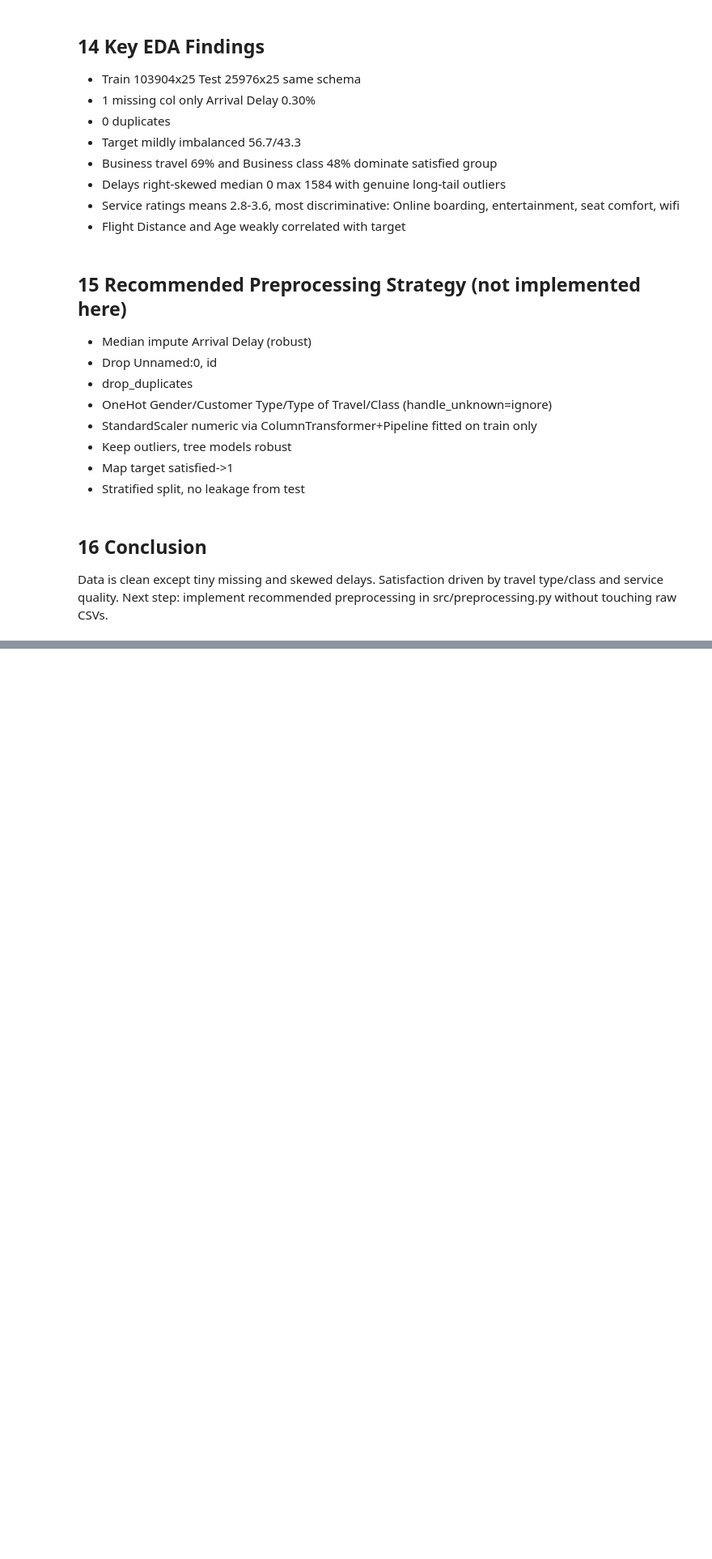
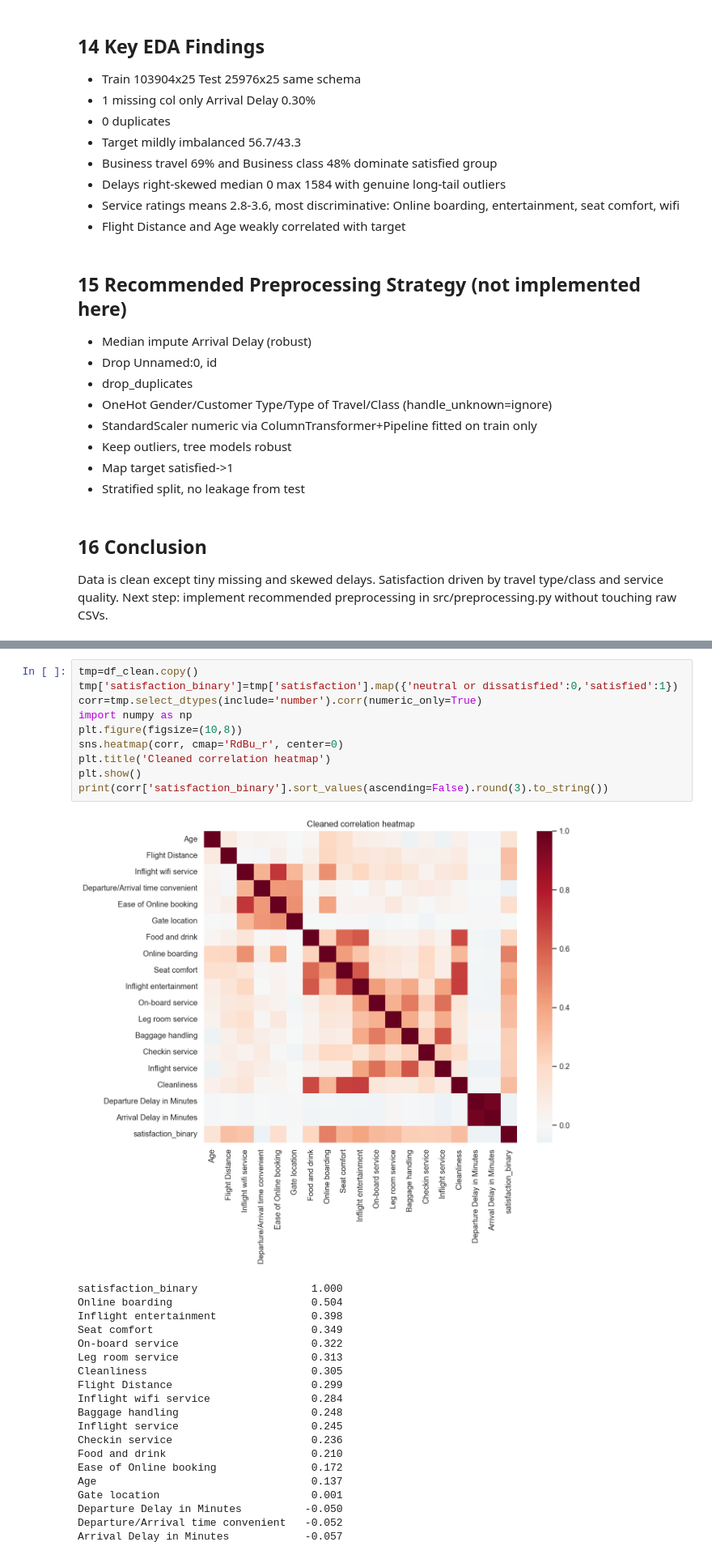
Before and after one commit to Dixitjami/Airline-Passenger-Satisfaction, a Jupyter notebook: notebooks/01_EDA.ipynb, the cells around one changed output, grey strips where cells are left out. Shown at 81% size. Saved outputs shown, nothing was run; the diff lists cells and outputs as text; blank space fills up the shorter version.

```diff
--- a/notebooks/01_EDA.ipynb
+++ b/notebooks/01_EDA.ipynb
@@ -384,0 +477,31 @@ Data is clean except tiny missing and skewed delays. Satisfaction driven by trav
+# %%
+tmp=df_clean.copy()
+tmp['satisfaction_binary']=tmp['satisfaction'].map({'neutral or dissatisfied':0,'satisfied':1})
+corr=tmp.select_dtypes(include='number').corr(numeric_only=True)
+import numpy as np
+plt.figure(figsize=(10,8))
+sns.heatmap(corr, cmap='RdBu_r', center=0)
+plt.title('Cleaned correlation heatmap')
+plt.show()
+print(corr['satisfaction_binary'].sort_values(ascending=False).round(3).to_string())
+# %% [output]
+[figure, added]
+satisfaction_binary                  1.000
+Online boarding                      0.504
+Inflight entertainment               0.398
+Seat comfort                         0.349
+On-board service                     0.322
+Leg room service                     0.313
+Cleanliness                          0.305
+Flight Distance                      0.299
+Inflight wifi service                0.284
+Baggage handling                     0.248
+Inflight service                     0.245
+Checkin service                      0.236
+Food and drink                       0.210
+Ease of Online booking               0.172
+Age                                  0.137
+Gate location                        0.001
+Departure Delay in Minutes          -0.050
+Departure/Arrival time convenient   -0.052
+Arrival Delay in Minutes            -0.057
```
Also changed, not shown: parts of 5 cells of this notebook, 2 other files.
